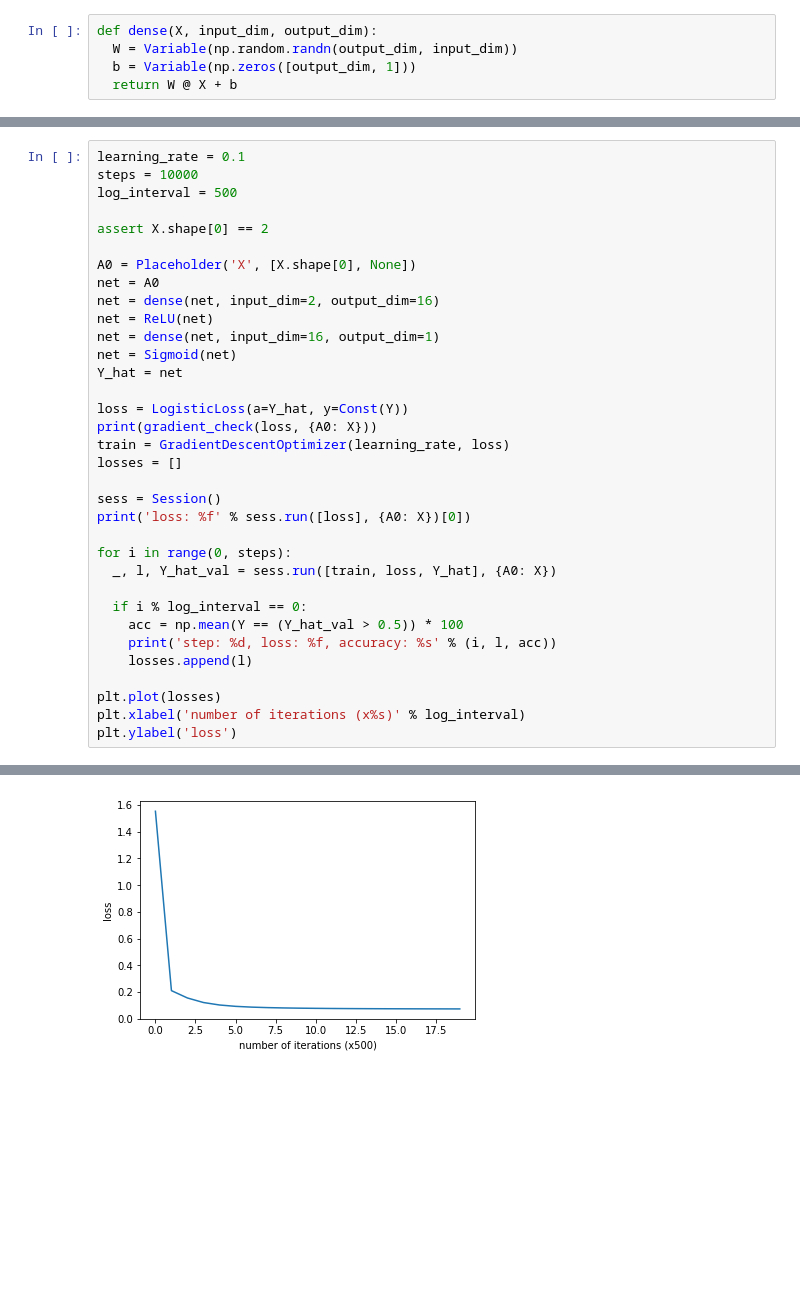
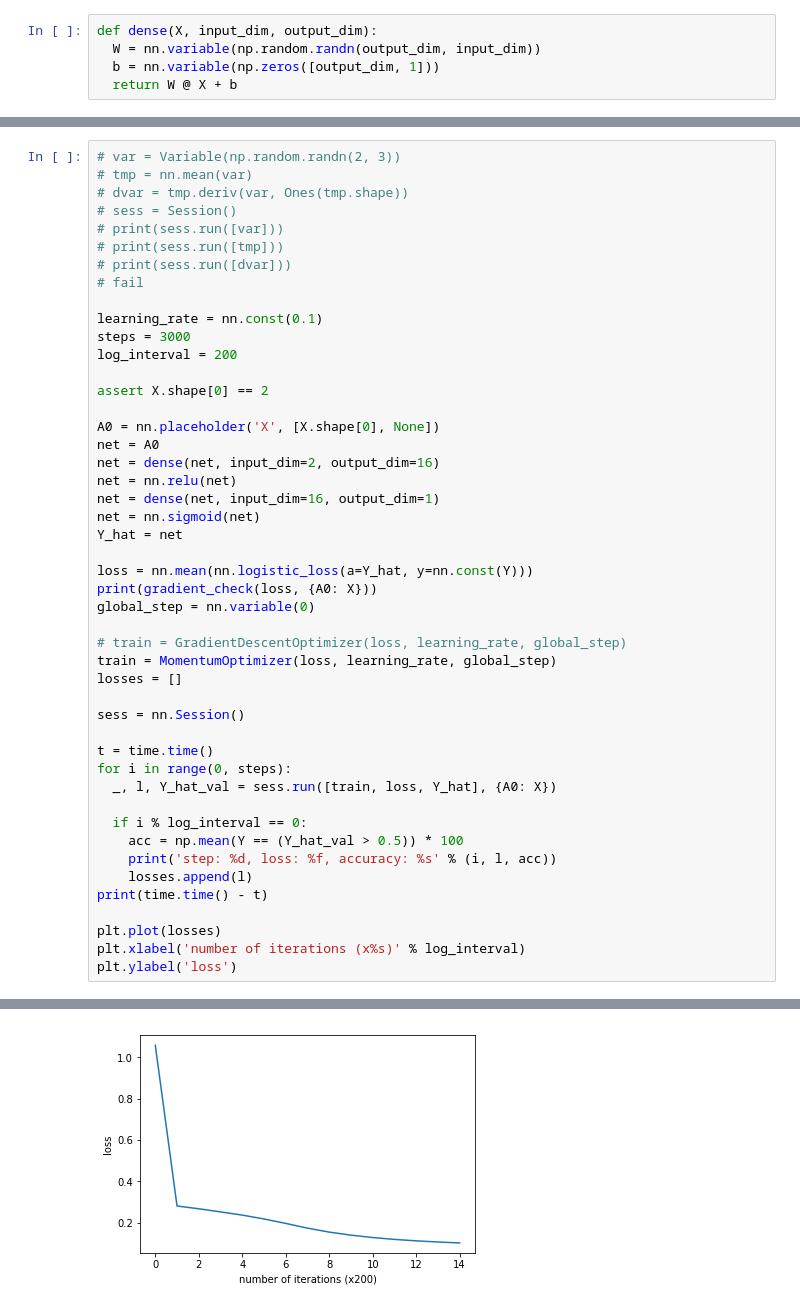
Before and after one commit to v-shmyhlo/machine-learning-playground, a Jupyter notebook: neural_network_framework_v2.ipynb, the cells around one changed output, grey strips where cells are left out. Cells and saved outputs as stored; diff of their text form; blank space fills up the shorter version.

```diff
--- a/neural_network_framework_v2.ipynb
+++ b/neural_network_framework_v2.ipynb
@@ -16,8 +26,8 @@ from nn_framework.session import Session
 %matplotlib inline
 # %%
 def dense(X, input_dim, output_dim):
-  W = Variable(np.random.randn(output_dim, input_dim))
-  b = Variable(np.zeros([output_dim, 1]))
+  W = nn.variable(np.random.randn(output_dim, input_dim))
+  b = nn.variable(np.zeros([output_dim, 1]))
   return W @ X + b
 # %%
 m = 1000
@@ -87,26 +97,38 @@ actual test: dw mse: 2.1863662593e-16, db mse: 1.85942193692e-16
 # %%
-learning_rate = 0.1
-steps = 10000
-log_interval = 500
+# var = Variable(np.random.randn(2, 3))
+# tmp = nn.mean(var)
+# dvar = tmp.deriv(var, Ones(tmp.shape))
+# sess = Session()
+# print(sess.run([var]))
+# print(sess.run([tmp]))
+# print(sess.run([dvar]))
+# fail
+
+learning_rate = nn.const(0.1)
+steps = 3000
+log_interval = 200
 
 assert X.shape[0] == 2
 
-A0 = Placeholder('X', [X.shape[0], None])
+A0 = nn.placeholder('X', [X.shape[0], None])
 net = A0
 net = dense(net, input_dim=2, output_dim=16)
-net = ReLU(net)
+net = nn.relu(net)
 net = dense(net, input_dim=16, output_dim=1)
-net = Sigmoid(net)
+net = nn.sigmoid(net)
 Y_hat = net
 
-loss = LogisticLoss(a=Y_hat, y=Const(Y))
+loss = nn.mean(nn.logistic_loss(a=Y_hat, y=nn.const(Y)))
 print(gradient_check(loss, {A0: X}))
-train = GradientDescentOptimizer(learning_rate, loss)
+global_step = nn.variable(0)
+
+# train = GradientDescentOptimizer(loss, learning_rate, global_step)
+train = MomentumOptimizer(loss, learning_rate, global_step)
 losses = []
 
-sess = Session()
-print('loss: %f' % sess.run([loss], {A0: X})[0])
+sess = nn.Session()
 
+t = time.time()
 for i in range(0, steps):
   _, l, Y_hat_val = sess.run([train, loss, Y_hat], {A0: X})
 
@@ -114,6 +136,7 @@ for i in range(0, steps):
     acc = np.mean(Y == (Y_hat_val > 0.5)) * 100
     print('step: %d, loss: %f, accuracy: %s' % (i, l, acc))
     losses.append(l)
+print(time.time() - t)
 
 plt.plot(losses)
 plt.xlabel('number of iterations (x%s)' % log_interval)
@@ -139,5 +162,5 @@ step: 9500, loss: 0.072402, accuracy: 97.7
 <matplotlib.text.Text at 0x...>
-[figure, old version]
+[figure, new version]
 # %%
 utils.plot_decision_boundary(lambda x: sess.run([Y_hat], {A0: x.T})[0] > 0.5, X, Y, cmap=plt.cm.Spectral)
 # %% [output]
```
Also changed, not shown: parts of 6 cells of this notebook, 9 other files.
